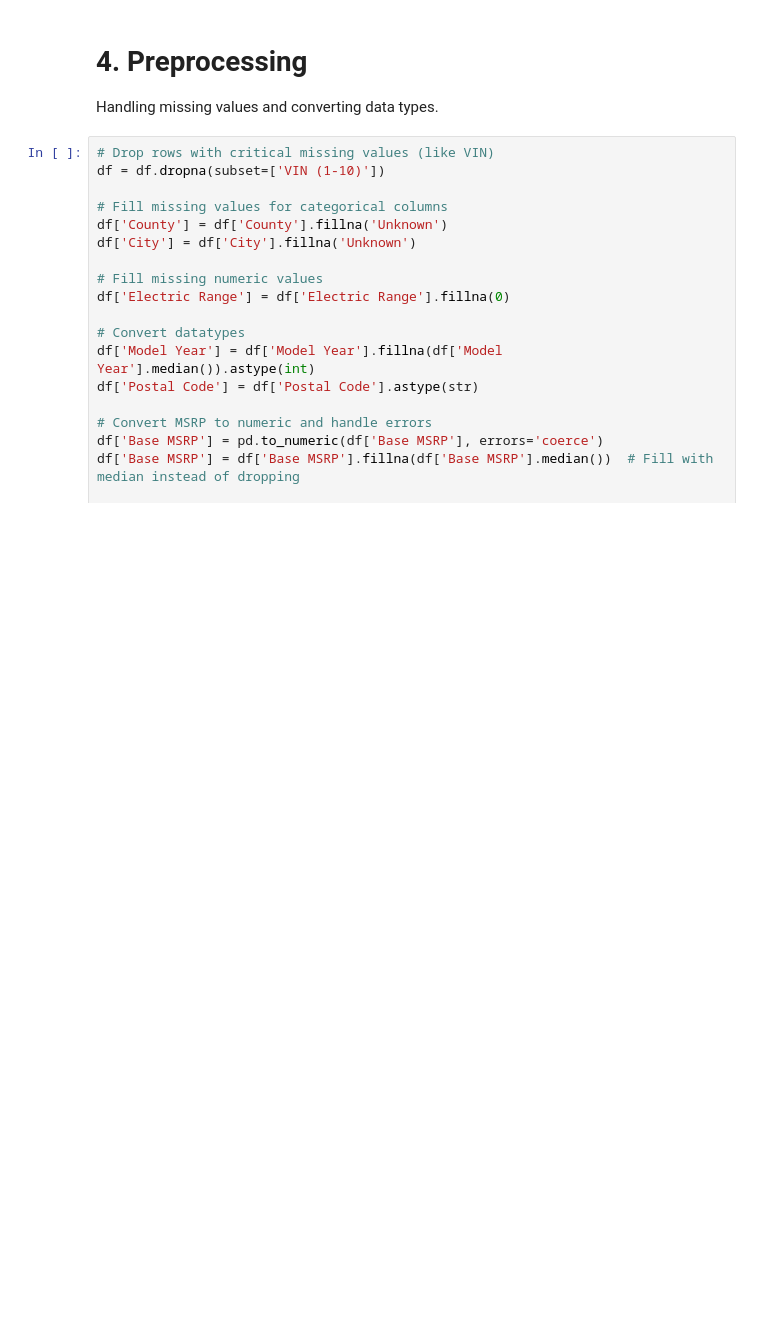
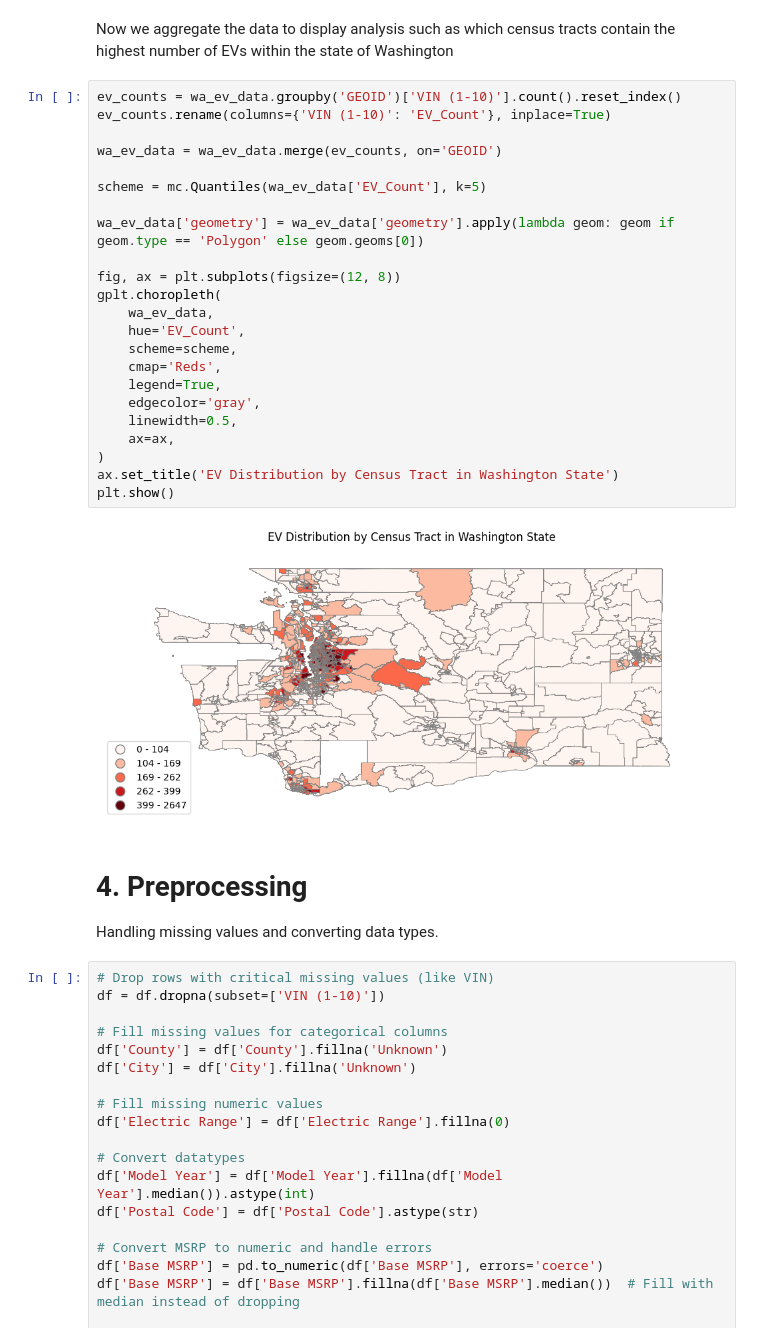
Before and after one commit to krishnam229/EV-EDA-ML-Project, a Jupyter notebook: CS661_Washington_EV_EDA_ML_Final_Project.ipynb.ipynb, the cells around one changed output. Cells and saved outputs as stored; diff of their text form; blank space fills up the shorter version.

```diff
--- a/CS661_Washington_EV_EDA_ML_Final_Project.ipynb.ipynb
+++ b/CS661_Washington_EV_EDA_ML_Final_Project.ipynb.ipynb
@@ -26,3 +113,30 @@ df.head()
+# %% [markdown]
+Now we aggregate the data to display analysis such as which census tracts contain the highest number of EVs within the state of Washington
+# %%
+ev_counts = wa_ev_data.groupby('GEOID')['VIN (1-10)'].count().reset_index()
+ev_counts.rename(columns={'VIN (1-10)': 'EV_Count'}, inplace=True)
+
+wa_ev_data = wa_ev_data.merge(ev_counts, on='GEOID')
+
+scheme = mc.Quantiles(wa_ev_data['EV_Count'], k=5)
+
+wa_ev_data['geometry'] = wa_ev_data['geometry'].apply(lambda geom: geom if geom.type == 'Polygon' else geom.geoms[0])
+
+fig, ax = plt.subplots(figsize=(12, 8))
+gplt.choropleth(
+    wa_ev_data,
+    hue='EV_Count',
+    scheme=scheme,
+    cmap='Reds',
+    legend=True,
+    edgecolor='gray',
+    linewidth=0.5,
+    ax=ax,
+)
+ax.set_title('EV Distribution by Census Tract in Washington State')
+plt.show()
+# %% [output]
+[figure, added]
 # %% [markdown]
 # 4. Preprocessing
 Handling missing values and converting data types.
```
Also changed, not shown: parts of 22 cells of this notebook, 7 other files.
